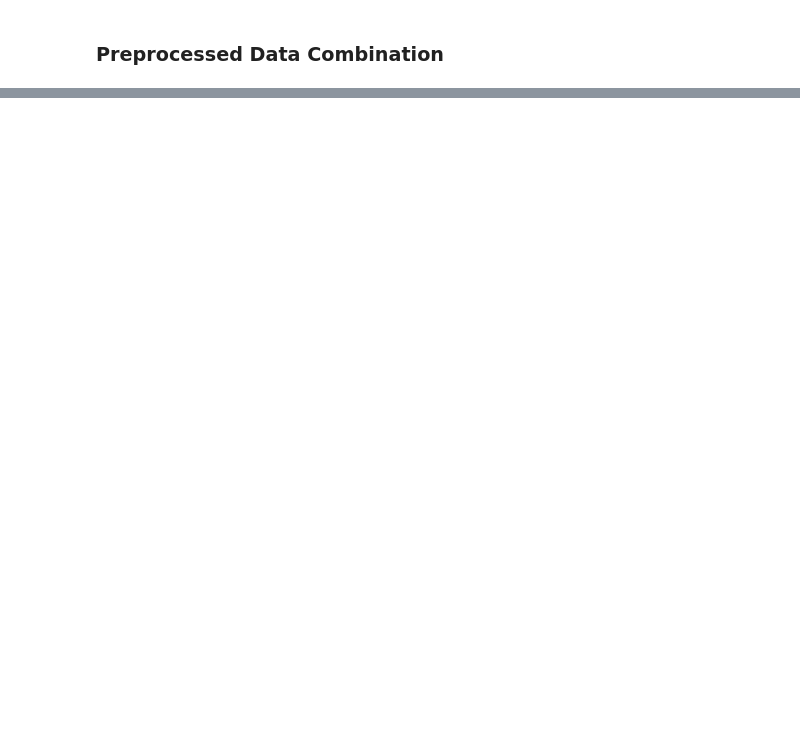
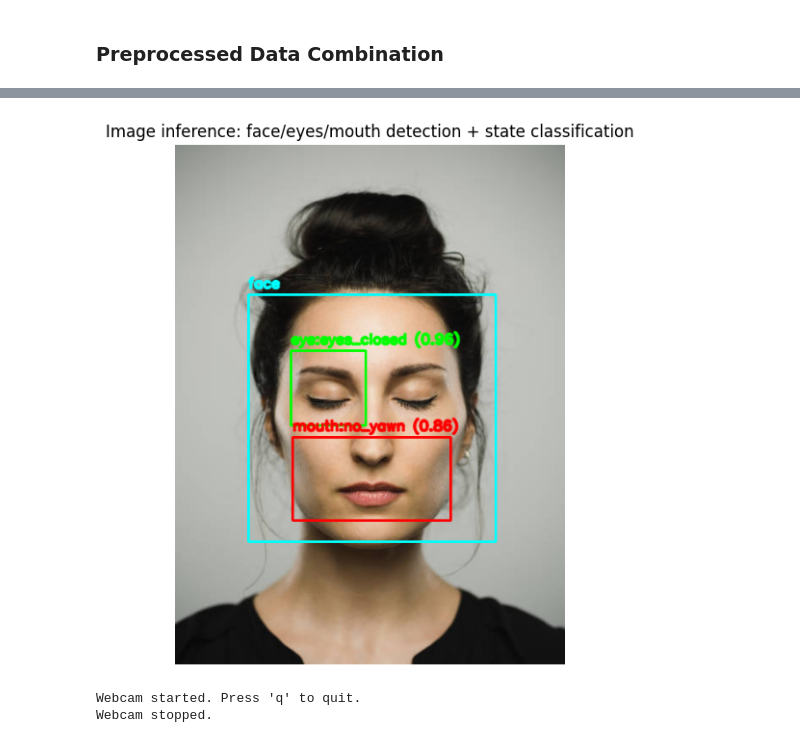
Before and after one commit to DanielMelo46/Neural_Networks_Project, a Jupyter notebook: drowsiness_detection.ipynb, the cells around one changed output, grey strips where cells are left out. Drawn from its saved outputs; the diff is of its cells as text; code cells hidden in the pictures; blank space fills up the shorter version.

```diff
--- a/drowsiness_detection.ipynb
+++ b/drowsiness_detection.ipynb
@@ -104,0 +139,3 @@ new_data = append_data()
+# %%
+# psaLabels
+y = np.array(y)
@@ -104,0 +273,22 @@ new_data = append_data()
+# %%
+
+# Stage 2: fine-tune top layers of MobileNetV2
+base_model.trainable = True
+for layer in base_model.layers[:-40]:
+    layer.trainable = False
+
+model.compile(
+    optimizer=tf.keras.optimizers.Adam(learning_rate=1e-5),
+    loss=tf.keras.losses.CategoricalCrossentropy(label_smoothing=0.1),
+    metrics=["accuracy"]
+)
+
+history_finetune = model.fit(
+    train_generator,
+    epochs=20,
+    validation_data=test_generator,
+    callbacks=callbacks,
+    verbose=1
+)
+
+history = {"stage1": history_stage1.history, "finetune": history_finetune.history}
@@ -104,0 +313,4 @@ new_data = append_data()
+# %%
+import tensorflow as tf
+best_model = tf.keras.models.load_model("best_mobilenetv2_drowsiness.keras")
+#test_loss, test_acc = best_model.evaluate(test_generator)
@@ -104,0 +437,43 @@ new_data = append_data()
+# %%
+# IMAGE DEMO: set any local image path here and run this cell.
+image_path = "test_im.jpg"
+
+image_bgr = cv2.imread(image_path)
+if image_bgr is None:
+    raise FileNotFoundError(f"Could not read image: {image_path}")
+
+annotated = detect_and_annotate_states(image_bgr)
+
+plt.figure(figsize=(10, 7))
+plt.imshow(cv2.cvtColor(annotated, cv2.COLOR_BGR2RGB))
+plt.axis("off")
+plt.title("Image inference: face/eyes/mouth detection + state classification")
+plt.show()
+# %% [output]
+[figure, added]
+# %%
+# WEBCAM DEMO: run this cell after image demo works.
+# Press 'q' in the webcam window to quit.
+
+cap = cv2.VideoCapture(0)
+if not cap.isOpened():
+    raise RuntimeError("Could not open webcam. Make sure camera permissions are enabled.")
+
+print("Webcam started. Press 'q' to quit.")
+while True:
+    ok, frame = cap.read()
+    if not ok:
+        break
+
+    annotated = detect_and_annotate_states(frame)
+    cv2.imshow("Drowsiness Demo - face/eyes/mouth", annotated)
+
+    if cv2.waitKey(1) & 0xFF == ord("q"):
+        break
+
+cap.release()
+cv2.destroyAllWindows()
+print("Webcam stopped.")
+# %% [output]
+Webcam started. Press 'q' to quit.
+Webcam stopped.
```
Also changed, not shown: parts of 22 cells of this notebook, 2 other files.
